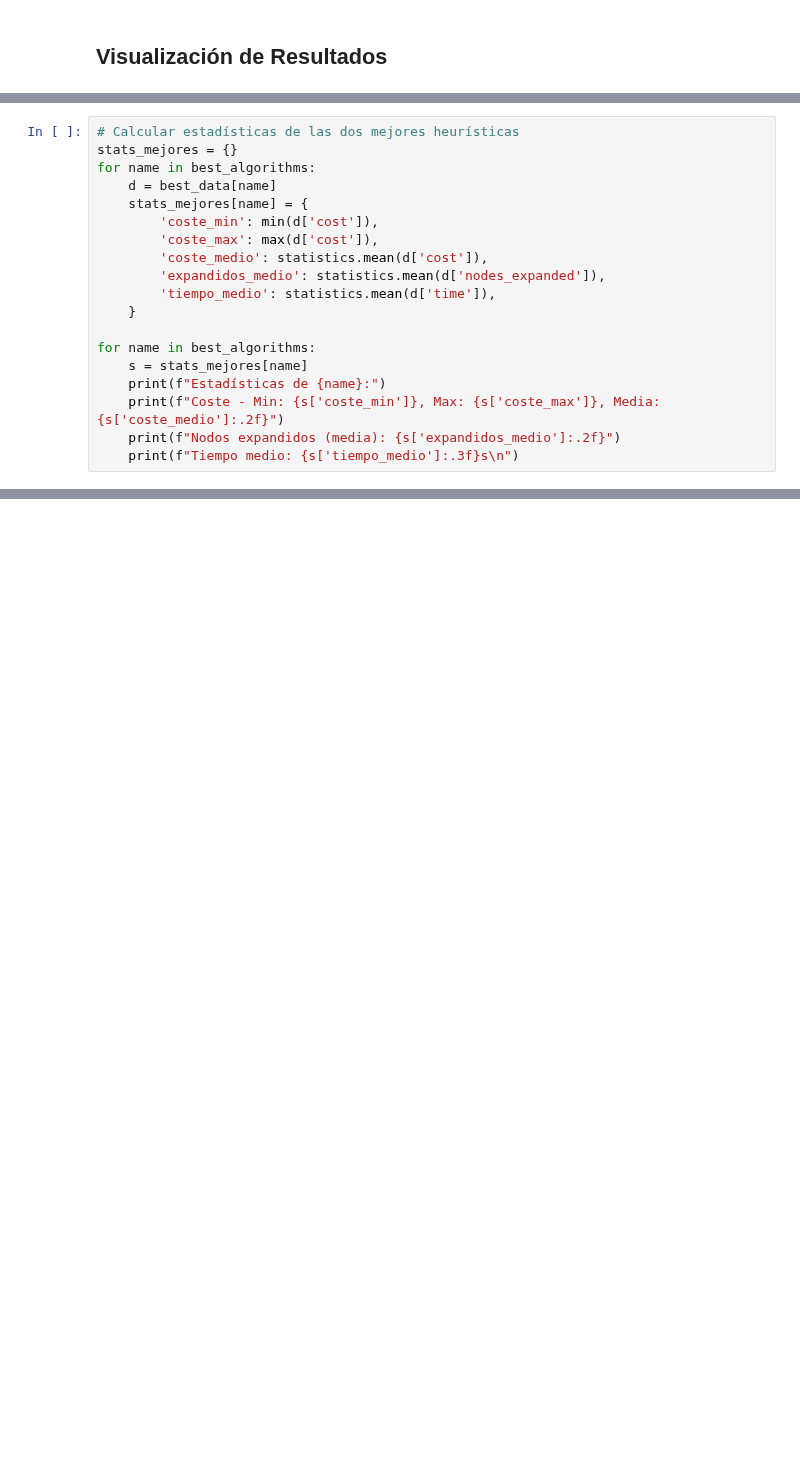
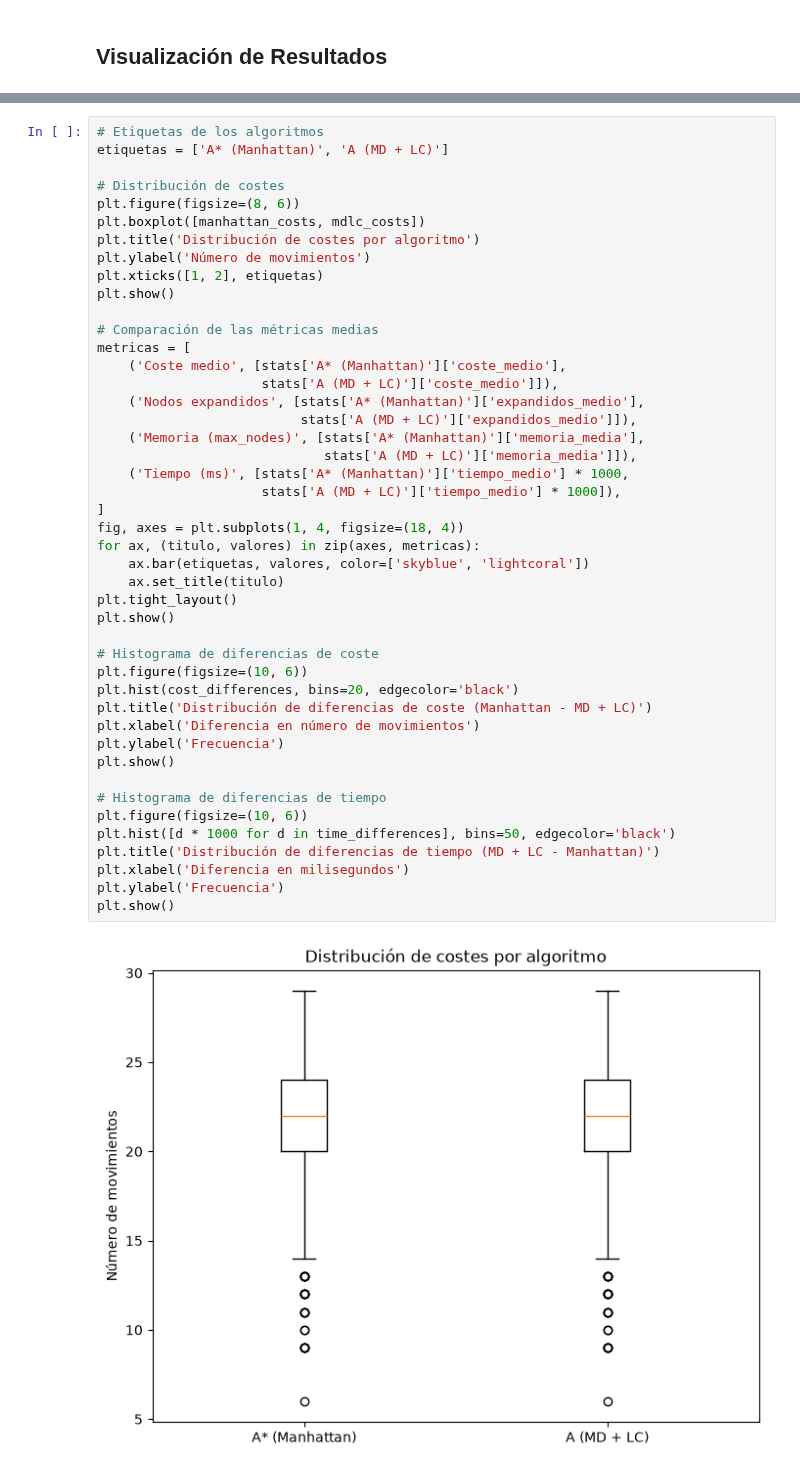
Before and after one commit to arturosasan/lab3RO, a Jupyter notebook: labSIN/pract1/entrega/alg-compare-p3.ipynb, the cells around one changed output, grey strips where cells are left out. Cells and saved outputs as stored; diff of their text form; blank space fills up the shorter version.

```diff
--- a/labSIN/pract1/entrega/alg-compare-p3.ipynb
+++ b/labSIN/pract1/entrega/alg-compare-p3.ipynb
@@ -278,19 +211,0 @@ Experimento completado!
-# %%
-# Calcular estadísticas de las dos mejores heurísticas
-stats_mejores = {}
-for name in best_algorithms:
-    d = best_data[name]
-    stats_mejores[name] = {
-        'coste_min': min(d['cost']),
-        'coste_max': max(d['cost']),
-        'coste_medio': statistics.mean(d['cost']),
-        'expandidos_medio': statistics.mean(d['nodes_expanded']),
-        'tiempo_medio': statistics.mean(d['time']),
-    }
-
-for name in best_algorithms:
-    s = stats_mejores[name]
-    print(f"Estadísticas de {name}:")
-    print(f"Coste - Min: {s['coste_min']}, Max: {s['coste_max']}, Media: {s['coste_medio']:.2f}")
-    print(f"Nodos expandidos (media): {s['expandidos_medio']:.2f}")
-    print(f"Tiempo medio: {s['tiempo_medio']:.3f}s\n")
@@ -334,0 +323,47 @@ plt.show()
+# %%
+# Etiquetas de los algoritmos
+etiquetas = ['A* (Manhattan)', 'A (MD + LC)']
+
+# Distribución de costes
+plt.figure(figsize=(8, 6))
+plt.boxplot([manhattan_costs, mdlc_costs])
+plt.title('Distribución de costes por algoritmo')
+plt.ylabel('Número de movimientos')
+plt.xticks([1, 2], etiquetas)
+plt.show()
+
+# Comparación de las métricas medias
+metricas = [
+    ('Coste medio', [stats['A* (Manhattan)']['coste_medio'],
+                     stats['A (MD + LC)']['coste_medio']]),
+    ('Nodos expandidos', [stats['A* (Manhattan)']['expandidos_medio'],
+                          stats['A (MD + LC)']['expandidos_medio']]),
+    ('Memoria (max_nodes)', [stats['A* (Manhattan)']['memoria_media'],
+                             stats['A (MD + LC)']['memoria_media']]),
+    ('Tiempo (ms)', [stats['A* (Manhattan)']['tiempo_medio'] * 1000,
+                     stats['A (MD + LC)']['tiempo_medio'] * 1000]),
+]
+fig, axes = plt.subplots(1, 4, figsize=(18, 4))
+for ax, (titulo, valores) in zip(axes, metricas):
+    ax.bar(etiquetas, valores, color=['skyblue', 'lightcoral'])
+    ax.set_title(titulo)
+plt.tight_layout()
+plt.show()
+
+# Histograma de diferencias de coste
+plt.figure(figsize=(10, 6))
+plt.hist(cost_differences, bins=20, edgecolor='black')
+plt.title('Distribución de diferencias de coste (Manhattan - MD + LC)')
+plt.xlabel('Diferencia en número de movimientos')
+plt.ylabel('Frecuencia')
+plt.show()
+
+# Histograma de diferencias de tiempo
+plt.figure(figsize=(10, 6))
+plt.hist([d * 1000 for d in time_differences], bins=50, edgecolor='black')
+plt.title('Distribución de diferencias de tiempo (MD + LC - Manhattan)')
+plt.xlabel('Diferencia en milisegundos')
+plt.ylabel('Frecuencia')
+plt.show()
+# %% [output]
+[figure, added]
```
Also changed, not shown: parts of 20 cells of this notebook, 2 other files.
